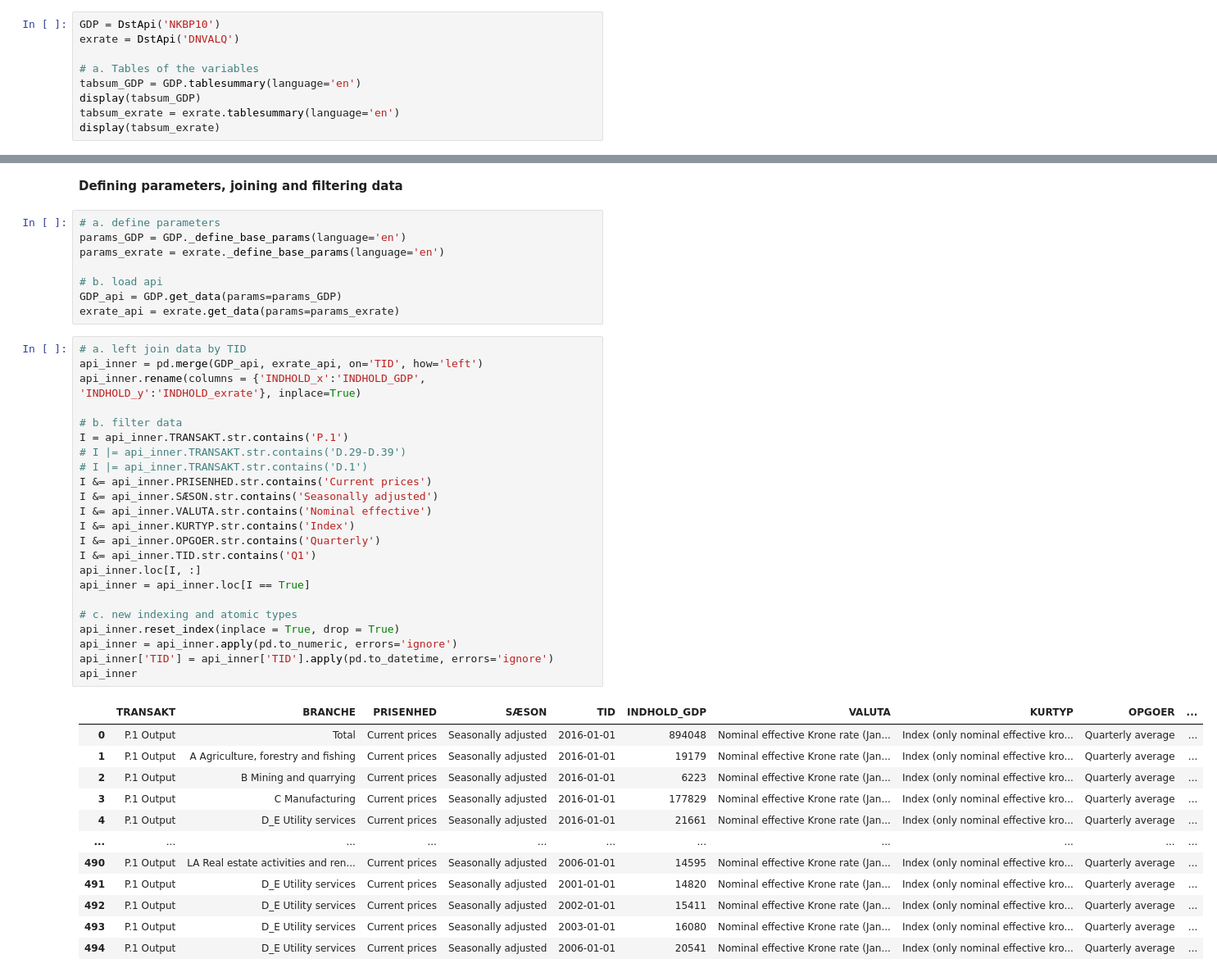
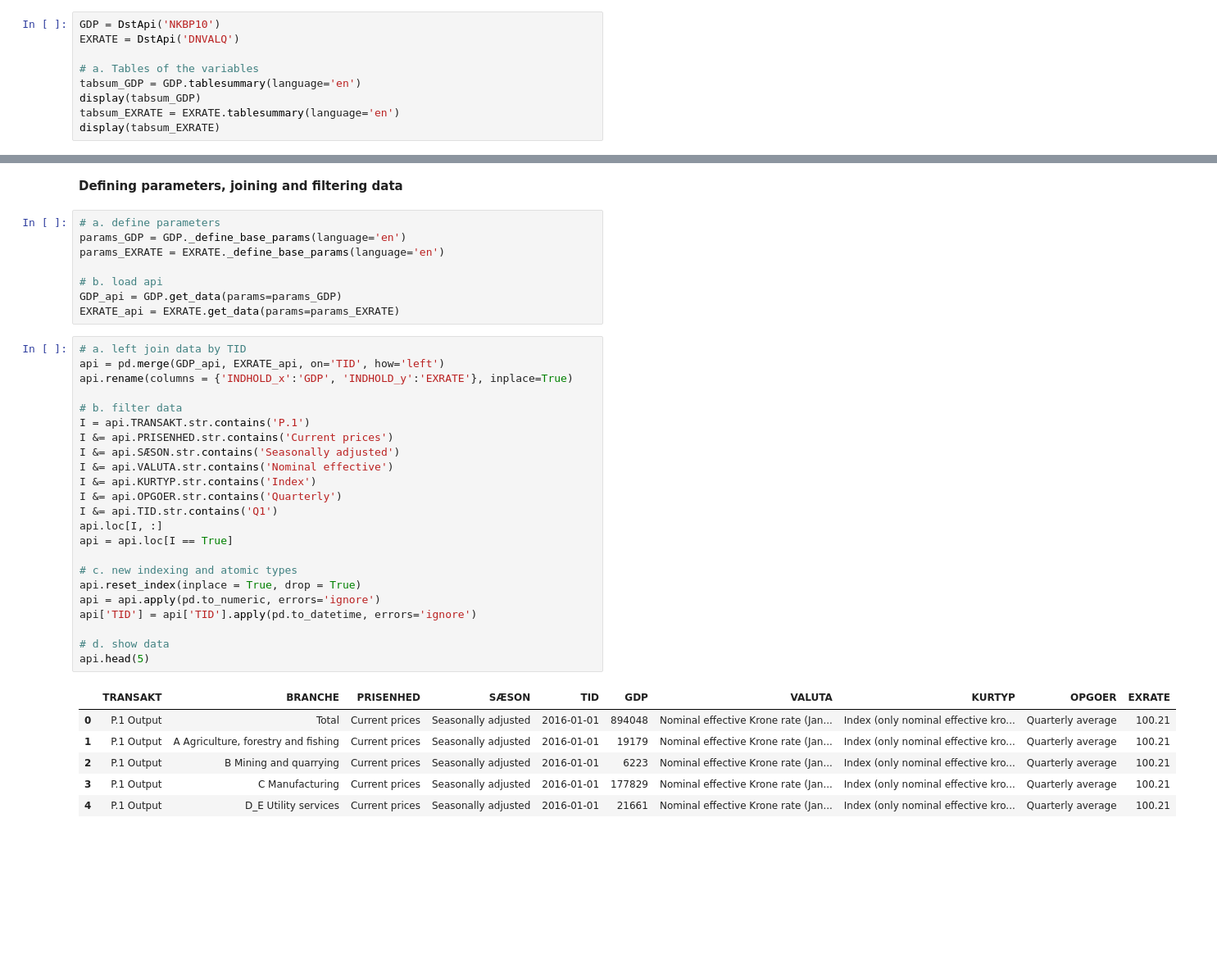
Before and after one commit to NumEconCopenhagen/projects-2023-jacob-per, a Jupyter notebook: dataproject/dataproject.ipynb, the cells around one changed output, grey strips where cells are left out. Shown: that part at 82% size. Cells and saved outputs as stored; diff of their text form; blank space fills up the shorter version.

```diff
--- a/dataproject/dataproject.ipynb
+++ b/dataproject/dataproject.ipynb
@@ -33,13 +28,13 @@ The autoreload extension is already loaded. To reload it, use:
 **We import data from Statistics Denmark regarding production divided between industries and data regarding the effective exchange rate of the DKK**
 # %%
 GDP = DstApi('NKBP10')
-exrate = DstApi('DNVALQ')
+EXRATE = DstApi('DNVALQ')
 
 # a. Tables of the variables
 tabsum_GDP = GDP.tablesummary(language='en')
 display(tabsum_GDP)
-tabsum_exrate = exrate.tablesummary(language='en')
-display(tabsum_exrate)
+tabsum_EXRATE = EXRATE.tablesummary(language='en')
+display(tabsum_EXRATE)
 # %% [output]
 Table NKBP10: 1-2.1.1 Production
 and  generation of income (10a3-grouping) by transaction, industry, price unit, seasonal adjustment and time
@@ -155,44 +150,38 @@ Tid:
 # %%
 # a. define parameters
 params_GDP = GDP._define_base_params(language='en')
-params_exrate = exrate._define_base_params(language='en')
+params_EXRATE = EXRATE._define_base_params(language='en')
 
 # b. load api
 GDP_api = GDP.get_data(params=params_GDP)
-exrate_api = exrate.get_data(params=params_exrate)
+EXRATE_api = EXRATE.get_data(params=params_EXRATE)
 # %%
 # a. left join data by TID
-api_inner = pd.merge(GDP_api, exrate_api, on='TID', how='left')
-api_inner.rename(columns = {'INDHOLD_x':'INDHOLD_GDP', 'INDHOLD_y':'INDHOLD_exrate'}, inplace=True)
+api = pd.merge(GDP_api, EXRATE_api, on='TID', how='left')
+api.rename(columns = {'INDHOLD_x':'GDP', 'INDHOLD_y':'EXRATE'}, inplace=True)
 
 # b. filter data
-I = api_inner.TRANSAKT.str.contains('P.1')
-# I |= api_inner.TRANSAKT.str.contains('D.29-D.39')
-# I |= api_inner.TRANSAKT.str.contains('D.1')
-I &= api_inner.PRISENHED.str.contains('Current prices')
-I &= api_inner.SÆSON.str.contains('Seasonally adjusted')
-I &= api_inner.VALUTA.str.contains('Nominal effective')
-I &= api_inner.KURTYP.str.contains('Index')
-I &= api_inner.OPGOER.str.contains('Quarterly')
-I &= api_inner.TID.str.contains('Q1')
-api_inner.loc[I, :]
-api_inner = api_inner.loc[I == True]
+I = api.TRANSAKT.str.contains('P.1')
+I &= api.PRISENHED.str.contains('Current prices')
+I &= api.SÆSON.str.contains('Seasonally adjusted')
+I &= api.VALUTA.str.contains('Nominal effective')
+I &= api.KURTYP.str.contains('Index')
+I &= api.OPGOER.str.contains('Quarterly')
+I &= api.TID.str.contains('Q1')
+api.loc[I, :]
+api = api.loc[I == True]
 
 # c. new indexing and atomic types
-api_inner.reset_index(inplace = True, drop = True)
-api_inner = api_inner.apply(pd.to_numeric, errors='ignore')
-api_inner['TID'] = api_inner['TID'].apply(pd.to_datetime, errors='ignore')
-api_inner
+api.reset_index(inplace = True, drop = True)
+api = api.apply(pd.to_numeric, errors='ignore')
+api['TID'] = api['TID'].apply(pd.to_datetime, errors='ignore')
+
+# d. show data
+api.head(5)
 # %% [output]
-|  | TRANSAKT | BRANCHE | PRISENHED | SÆSON | TID | INDHOLD_GDP | VALUTA | KURTYP | OPGOER | ... |
-| 0 | P.1 Output | Total | Current prices | Seasonally adjusted | 2016-01-01 | 894048 | Nominal effective Krone rate (Jan... | Index (only nominal effective kro... | Quarterly average | ... |
-| 1 | P.1 Output | A Agriculture, forestry and fishing | Current prices | Seasonally adjusted | 2016-01-01 | 19179 | Nominal effective Krone rate (Jan... | Index (only nominal effective kro... | Quarterly average | ... |
-| 2 | P.1 Output | B Mining and quarrying | Current prices | Seasonally adjusted | 2016-01-01 | 6223 | Nominal effective Krone rate (Jan... | Index (only nominal effective kro... | Quarterly average | ... |
-| 3 | P.1 Output | C Manufacturing | Current prices | Seasonally adjusted | 2016-01-01 | 177829 | Nominal effective Krone rate (Jan... | Index (only nominal effective kro... | Quarterly average | ... |
-| 4 | P.1 Output | D_E Utility services | Current prices | Seasonally adjusted | 2016-01-01 | 21661 | Nominal effective Krone rate (Jan... | Index (only nominal effective kro... | Quarterly average | ... |
-| ... | ... | ... | ... | ... | ... | ... | ... | ... | ... | ... |
-| 490 | P.1 Output | LA Real estate activities and ren... | Current prices | Seasonally adjusted | 2006-01-01 | 14595 | Nominal effective Krone rate (Jan... | Index (only nominal effective kro... | Quarterly average | ... |
-| 491 | P.1 Output | D_E Utility services | Current prices | Seasonally adjusted | 2001-01-01 | 14820 | Nominal effective Krone rate (Jan... | Index (only nominal effective kro... | Quarterly average | ... |
-| 492 | P.1 Output | D_E Utility services | Current prices | Seasonally adjusted | 2002-01-01 | 15411 | Nominal effective Krone rate (Jan... | Index (only nominal effective kro... | Quarterly average | ... |
-| 493 | P.1 Output | D_E Utility services | Current prices | Seasonally adjusted | 2003-01-01 | 16080 | Nominal effective Krone rate (Jan... | Index (only nominal effective kro... | Quarterly average | ... |
-| 494 | P.1 Output | D_E Utility services | Current prices | Seasonally adjusted | 2006-01-01 | 20541 | Nominal effective Krone rate (Jan... | Index (only nominal effective kro... | Quarterly average | ... |
+|  | TRANSAKT | BRANCHE | PRISENHED | SÆSON | TID | GDP | VALUTA | KURTYP | OPGOER | EXRATE |
+| 0 | P.1 Output | Total | Current prices | Seasonally adjusted | 2016-01-01 | 894048 | Nominal effective Krone rate (Jan... | Index (only nominal effective kro... | Quarterly average | 100.21 |
+| 1 | P.1 Output | A Agriculture, forestry and fishing | Current prices | Seasonally adjusted | 2016-01-01 | 19179 | Nominal effective Krone rate (Jan... | Index (only nominal effective kro... | Quarterly average | 100.21 |
+| 2 | P.1 Output | B Mining and quarrying | Current prices | Seasonally adjusted | 2016-01-01 | 6223 | Nominal effective Krone rate (Jan... | Index (only nominal effective kro... | Quarterly average | 100.21 |
+| 3 | P.1 Output | C Manufacturing | Current prices | Seasonally adjusted | 2016-01-01 | 177829 | Nominal effective Krone rate (Jan... | Index (only nominal effective kro... | Quarterly average | 100.21 |
+| 4 | P.1 Output | D_E Utility services | Current prices | Seasonally adjusted | 2016-01-01 | 21661 | Nominal effective Krone rate (Jan... | Index (only nominal effective kro... | Quarterly average | 100.21 |
```
Also changed, not shown: parts of 18 cells of this notebook.
